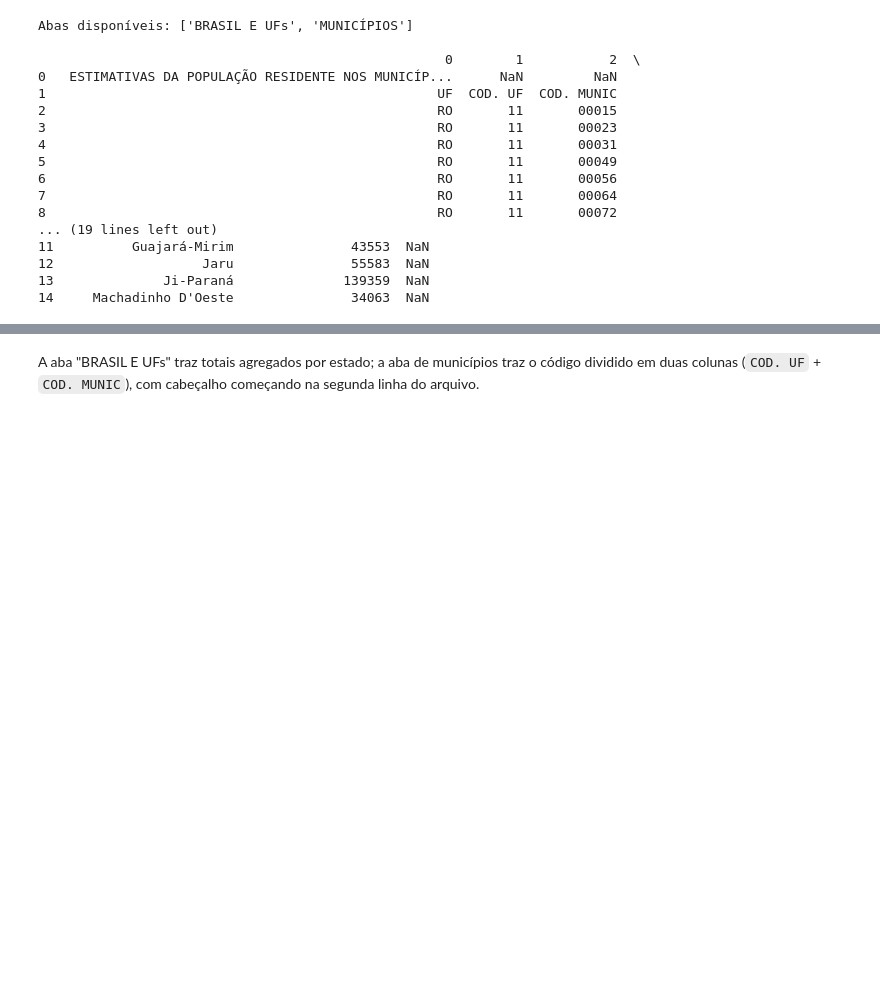
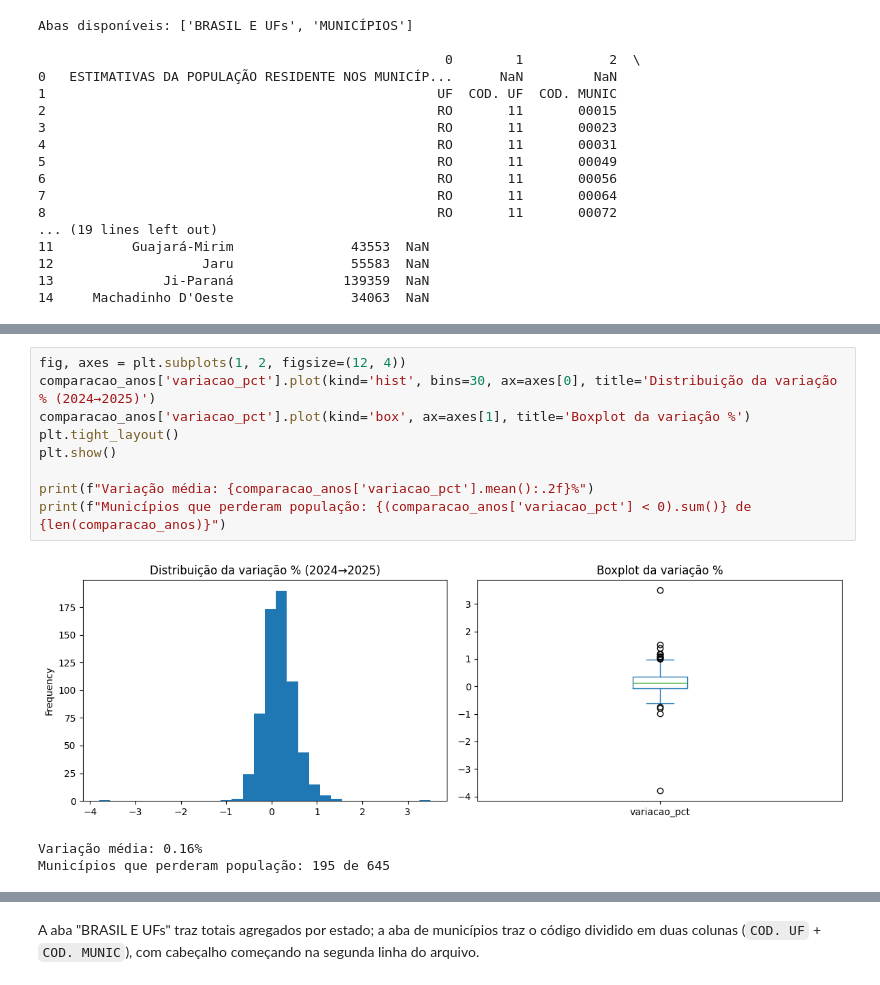
Before and after one commit to rm571222/dataholics-oracle-challenge, a Jupyter notebook: notebooks/01_data_exploration/nb4_data_exploration_populacao_ibge.ipynb, the cells around one changed output, grey strips where cells are left out. Cells and saved outputs as stored; diff of their text form; blank space fills up the shorter version.

```diff
--- a/notebooks/01_data_exploration/nb4_data_exploration_populacao_ibge.ipynb
+++ b/notebooks/01_data_exploration/nb4_data_exploration_populacao_ibge.ipynb
@@ -56,0 +118,13 @@ Abas disponíveis: ['BRASIL E UFs', 'MUNICÍPIOS']
+# %%
+fig, axes = plt.subplots(1, 2, figsize=(12, 4))
+comparacao_anos['variacao_pct'].plot(kind='hist', bins=30, ax=axes[0], title='Distribuição da variação % (2024→2025)')
+comparacao_anos['variacao_pct'].plot(kind='box', ax=axes[1], title='Boxplot da variação %')
+plt.tight_layout()
+plt.show()
+
+print(f"Variação média: {comparacao_anos['variacao_pct'].mean():.2f}%")
+print(f"Municípios que perderam população: {(comparacao_anos['variacao_pct'] < 0).sum()} de {len(comparacao_anos)}")
+# %% [output]
+[figure, added]
+Variação média: 0.16%
+Municípios que perderam população: 195 de 645
```
Also changed, not shown: parts of 6 cells of this notebook.
